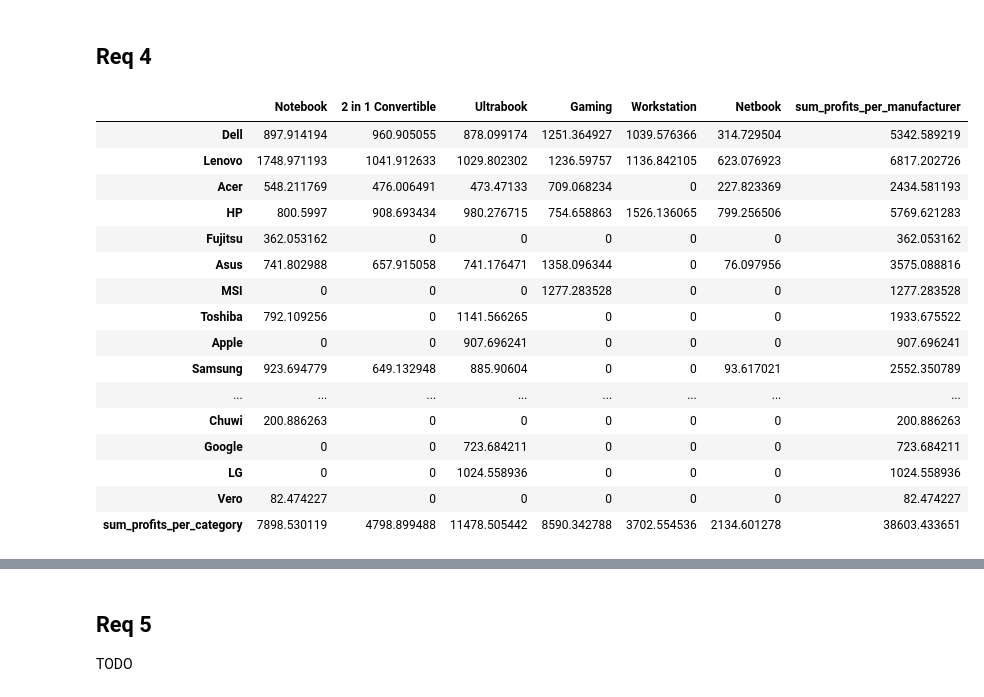
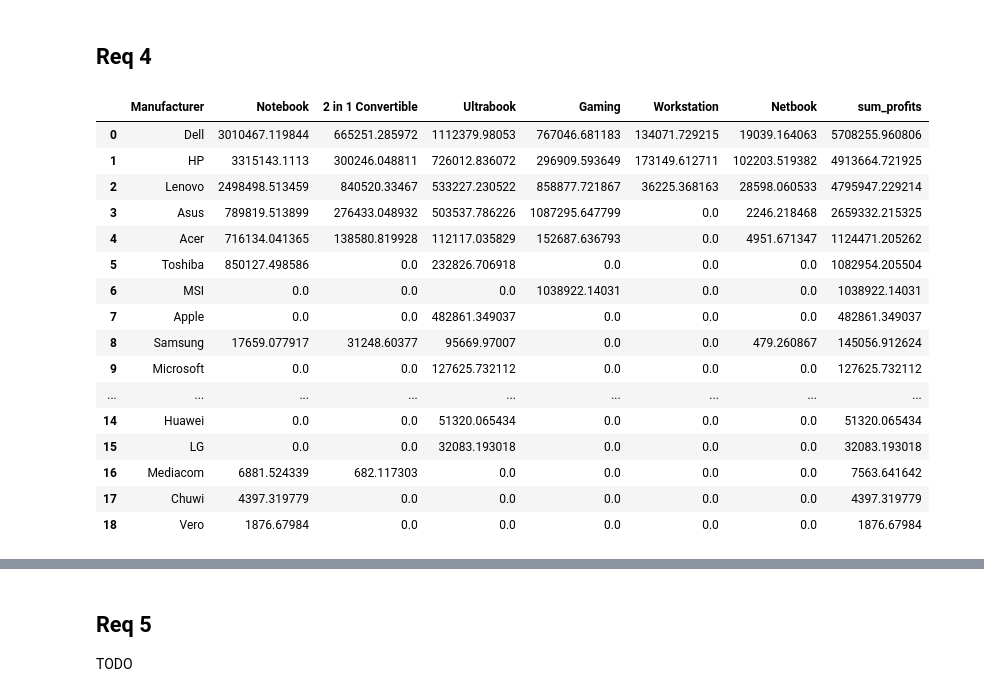
Before and after one commit to amiralira/G6_project2, a Jupyter notebook: Answers/requests.ipynb, the cells around one changed output, grey strips where cells are left out. Saved outputs shown, nothing was run; the diff lists cells and outputs as text; code cells hidden in the pictures.

```diff
--- a/Answers/requests.ipynb
+++ b/Answers/requests.ipynb
@@ -17,9 +17,12 @@ from sklearn.ensemble import RandomForestRegressor
 import re
 from scipy.stats import f_oneway
 from statsmodels.stats.multicomp import pairwise_tukeyhsd
-file_dir = "sales_data.csv"
-file_dir2 = "dollar_price.csv"
-file_dir3 = "country-cities-data.csv"
+
+file_dir = r"C:\Users\Mohsen Tech\Desktop\Data Analysis\Projects\sales_data.csv"
+file_dir2 = r"C:\Users\Mohsen Tech\Desktop\Data Analysis\Projects\dollar_price.csv"
+file_dir3 = (
+    r"C:\Users\Mohsen Tech\Desktop\Data Analysis\Projects\country-cities-data.csv"
+)
 pd.set_option("display.max_colwidth", None)
 # %%
 # li = df["Order_Date"].str.split("-").str[0]
@@ -284,52 +251,52 @@ df_temp
 # %% [markdown]
 ## Req 4
 # %%
+percentage_of_profit = 0.2
 df_temp = df.copy()
 # df_temp["Total_Price"] = df_temp["Total_Price"] / df_temp["Dollar_Price"]
 df_temp["Profit"] = df_temp["Profit"] / df_temp["Dollar_Price"]
-df_temp["Price"] = df_temp["Price"] / df_temp["Dollar_Price"]
-
+# df_temp["Price"] = df_temp["Price"] / df_temp["Dollar_Price"]
 brands = df_temp["Manufacturer"].unique()
 categories = df_temp["Category"].unique()
 capital_allocation = pd.DataFrame(index=brands, columns=categories)
 # model = LinearRegression()
-
 for brand in brands:
     for category in categories:
         filtered_data = df_temp[
             (df_temp["Manufacturer"] == brand) & (df_temp["Category"] == category)
         ]
-
         features, target = 0, 0
         if len(filtered_data) > 0:
             # features = filtered_data[['Price']].values.reshape(-1, 1)
             target = filtered_data["Profit"].values
-
         # model.fit(features, target)
         # پیش‌بینی سود بر اساس قیمت
         # predicted_profits = model.predict(features)
-        # تخصیص سرمایه بهینه بر اساس میانگین سود پیش‌بینی شده
-        optimal_capital = np.max(target)
+        optimal_capital = percentage_of_profit * np.sum(target)
         capital_allocation.at[brand, category] = optimal_capital
 
-capital_allocation["sum_profits_per_manufacturer"] = capital_allocation.sum(axis=1)
-capital_allocation.loc["sum_profits_per_category"] = capital_allocation.sum(axis=0)
+capital_allocation["sum_profits"] = capital_allocation.sum(axis=1)
+# capital_allocation.loc["sum_profits_per_category"] = capital_allocation.sum(axis=0)
+capital_allocation.insert(0, "Manufacturer", capital_allocation.index)
+capital_allocation = capital_allocation.sort_values(
+    by=["sum_profits"], ascending=False
+).reset_index(drop=True)
 capital_allocation
 # %% [output]
-|  | Notebook | 2 in 1 Convertible | Ultrabook | Gaming | Workstation | Netbook | sum_profits_per_manufacturer |
-| Dell | 897.914194 | 960.905055 | 878.099174 | 1251.364927 | 1039.576366 | 314.729504 | 5342.589219 |
-| Lenovo | 1748.971193 | 1041.912633 | 1029.802302 | 1236.59757 | 1136.842105 | 623.076923 | 6817.202726 |
-| Acer | 548.211769 | 476.006491 | 473.47133 | 709.068234 | 0 | 227.823369 | 2434.581193 |
-| HP | 800.5997 | 908.693434 | 980.276715 | 754.658863 | 1526.136065 | 799.256506 | 5769.621283 |
-| Fujitsu | 362.053162 | 0 | 0 | 0 | 0 | 0 | 362.053162 |
-| Asus | 741.802988 | 657.915058 | 741.176471 | 1358.096344 | 0 | 76.097956 | 3575.088816 |
-| MSI | 0 | 0 | 0 | 1277.283528 | 0 | 0 | 1277.283528 |
-| Toshiba | 792.109256 | 0 | 1141.566265 | 0 | 0 | 0 | 1933.675522 |
-| Apple | 0 | 0 | 907.696241 | 0 | 0 | 0 | 907.696241 |
-| Samsung | 923.694779 | 649.132948 | 885.90604 | 0 | 0 | 93.617021 | 2552.350789 |
-| ... | ... | ... | ... | ... | ... | ... | ... |
-| Chuwi | 200.886263 | 0 | 0 | 0 | 0 | 0 | 200.886263 |
-| Google | 0 | 0 | 723.684211 | 0 | 0 | 0 | 723.684211 |
-| LG | 0 | 0 | 1024.558936 | 0 | 0 | 0 | 1024.558936 |
-| Vero | 82.474227 | 0 | 0 | 0 | 0 | 0 | 82.474227 |
-| sum_profits_per_category | 7898.530119 | 4798.899488 | 11478.505442 | 8590.342788 | 3702.554536 | 2134.601278 | 38603.433651 |
+|  | Manufacturer | Notebook | 2 in 1 Convertible | Ultrabook | Gaming | Workstation | Netbook | sum_profits |
+| 0 | Dell | 3010467.119844 | 665251.285972 | 1112379.98053 | 767046.681183 | 134071.729215 | 19039.164063 | 5708255.960806 |
+| 1 | HP | 3315143.1113 | 300246.048811 | 726012.836072 | 296909.593649 | 173149.612711 | 102203.519382 | 4913664.721925 |
+| 2 | Lenovo | 2498498.513459 | 840520.33467 | 533227.230522 | 858877.721867 | 36225.368163 | 28598.060533 | 4795947.229214 |
+| 3 | Asus | 789819.513899 | 276433.048932 | 503537.786226 | 1087295.647799 | 0.0 | 2246.218468 | 2659332.215325 |
+| 4 | Acer | 716134.041365 | 138580.819928 | 112117.035829 | 152687.636793 | 0.0 | 4951.671347 | 1124471.205262 |
+| 5 | Toshiba | 850127.498586 | 0.0 | 232826.706918 | 0.0 | 0.0 | 0.0 | 1082954.205504 |
+| 6 | MSI | 0.0 | 0.0 | 0.0 | 1038922.14031 | 0.0 | 0.0 | 1038922.14031 |
+| 7 | Apple | 0.0 | 0.0 | 482861.349037 | 0.0 | 0.0 | 0.0 | 482861.349037 |
+| 8 | Samsung | 17659.077917 | 31248.60377 | 95669.97007 | 0.0 | 0.0 | 479.260867 | 145056.912624 |
+| 9 | Microsoft | 0.0 | 0.0 | 127625.732112 | 0.0 | 0.0 | 0.0 | 127625.732112 |
+| ... | ... | ... | ... | ... | ... | ... | ... | ... |
+| 14 | Huawei | 0.0 | 0.0 | 51320.065434 | 0.0 | 0.0 | 0.0 | 51320.065434 |
+| 15 | LG | 0.0 | 0.0 | 32083.193018 | 0.0 | 0.0 | 0.0 | 32083.193018 |
+| 16 | Mediacom | 6881.524339 | 682.117303 | 0.0 | 0.0 | 0.0 | 0.0 | 7563.641642 |
+| 17 | Chuwi | 4397.319779 | 0.0 | 0.0 | 0.0 | 0.0 | 0.0 | 4397.319779 |
+| 18 | Vero | 1876.67984 | 0.0 | 0.0 | 0.0 | 0.0 | 0.0 | 1876.67984 |
```
Also changed, not shown: parts of 13 cells of this notebook.
